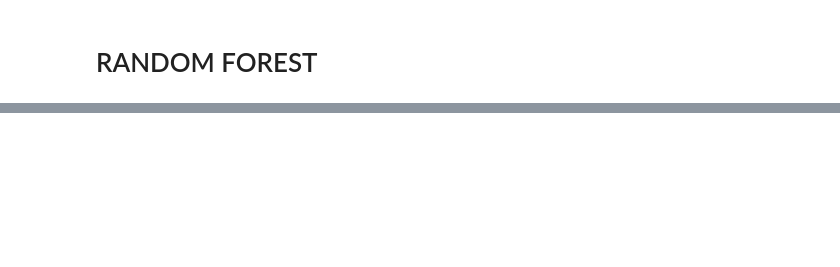
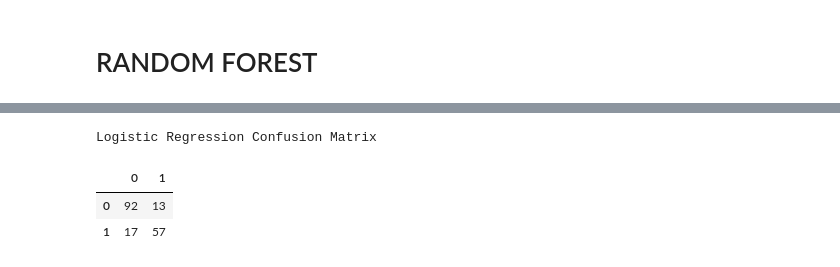
Before and after one commit to Lalmuankima-Colney/ML-Practice-Projects, a Jupyter notebook: titanic-set.ipynb, the cells around one changed output, grey strips where cells are left out. Saved outputs shown, nothing was run; the diff lists cells and outputs as text; code cells hidden in the pictures; blank space fills up the shorter version.

```diff
--- a/titanic-set.ipynb
+++ b/titanic-set.ipynb
@@ -278,0 +451,14 @@ print(scores.mean() * 100, scores.std() * 100)
+# %%
+from sklearn.metrics import confusion_matrix
+
+#1)
+confusion_matrix(y_test,y_pred)
+
+#2)
+print("Logistic Regression Confusion Matrix\n")
+pd.DataFrame(confusion_matrix(y_test,y_pred),columns=list(range(0,2)))
+# %% [output]
+Logistic Regression Confusion Matrix
+|  | 0 | 1 |
+| 0 | 92 | 13 |
+| 1 | 17 | 57 |
```
Also changed, not shown: parts of 22 cells of this notebook.
